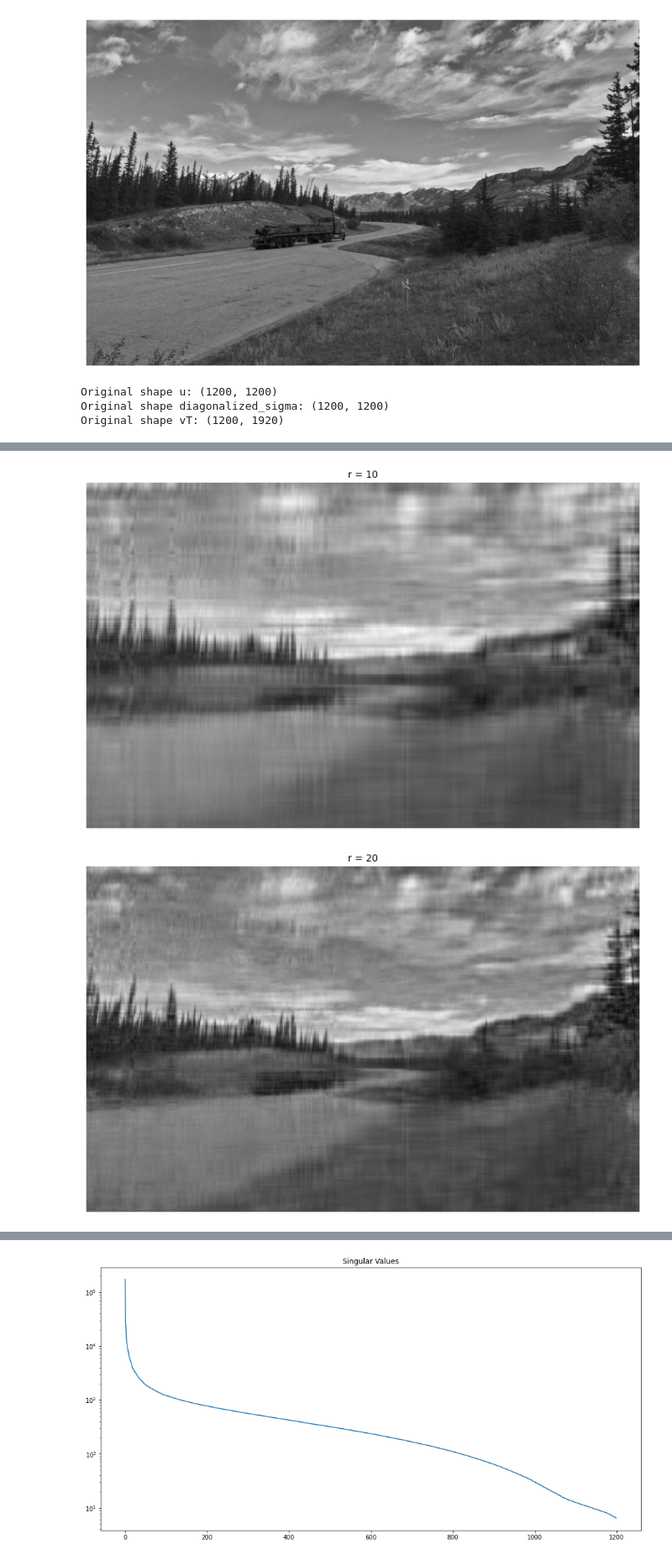
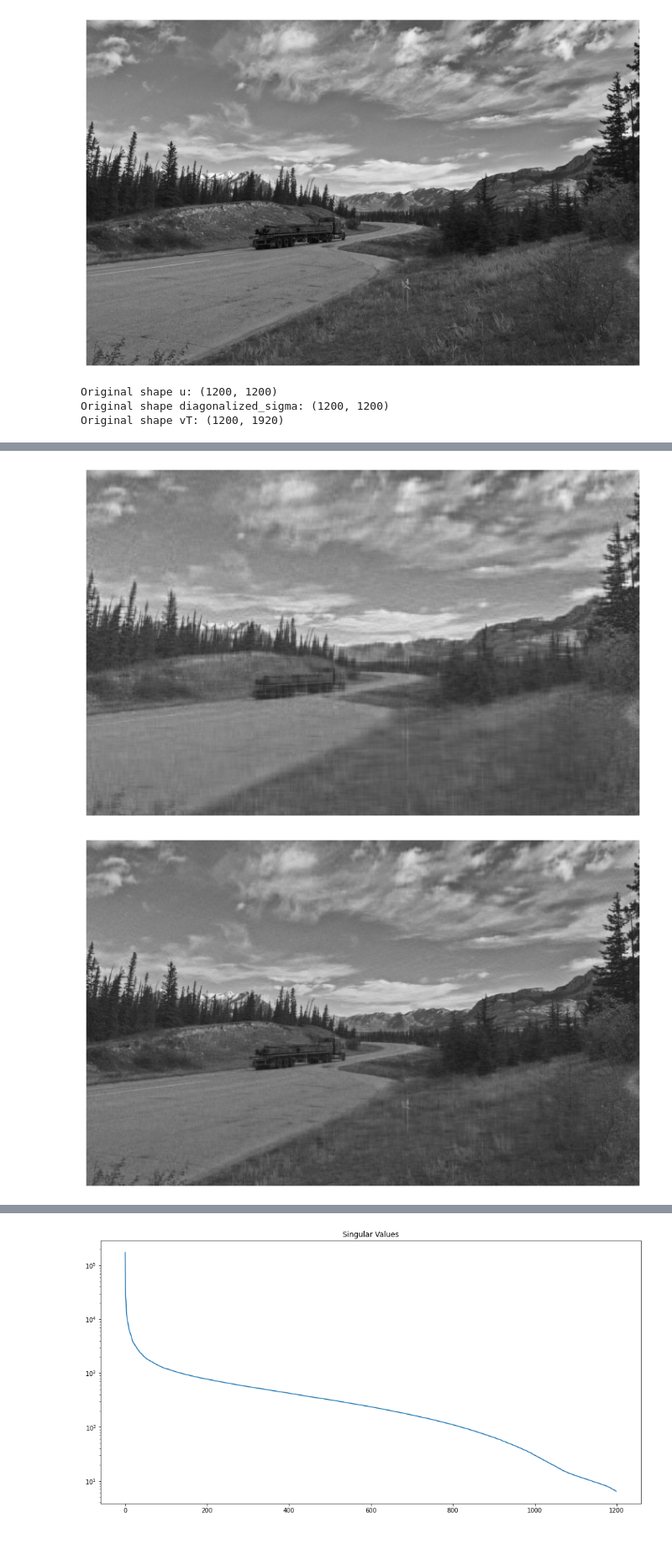
Before and after one commit to cedric-uden/Dimensionality-Reduction, a Jupyter notebook: notebooks/SVD-Compression_Example.ipynb, the cells around one changed output, grey strips where cells are left out. Shown at 84% size. Cells and saved outputs as stored; diff of their text form; code cells hidden in the pictures.

```diff
--- a/notebooks/SVD-Compression_Example.ipynb
+++ b/notebooks/SVD-Compression_Example.ipynb
@@ -34,7 +34,7 @@ print(f"Original shape u: {u.shape}")
 print(f"Original shape diagonalized_sigma: {diagonalized_sigma.shape}")
 print(f"Original shape vT: {vT.shape}")
 
-for i, r in enumerate((5, 10, 20, 50, 100, 200, 400)):
+for i, r in enumerate((10, 50, 120)):
     plt.figure(i)
     # https://docs.python.org/3/library/operator.html#mapping-operators-to-functions
     # `@` is a matrix multiplication
@@ -42,7 +42,7 @@ for i, r in enumerate((5, 10, 20, 50, 100, 200, 400)):
     img = plt.imshow(X_approximation)
     img.set_cmap('gray')
     plt.axis('off')
-    plt.title(f"r = {r}")
+    # plt.title(f"r = {r}")
     plt.show()
 # %% [output]
 Original shape u: (1200, 1200)
@@ -52,2 +52,2 @@ Original shape vT: (1200, 1920)
-[figure, old version]
+[figure, new version]
-[figure, old version]
+[figure, new version]
```
Also changed, not shown: parts of 1 cell of this notebook, 11 other files.
